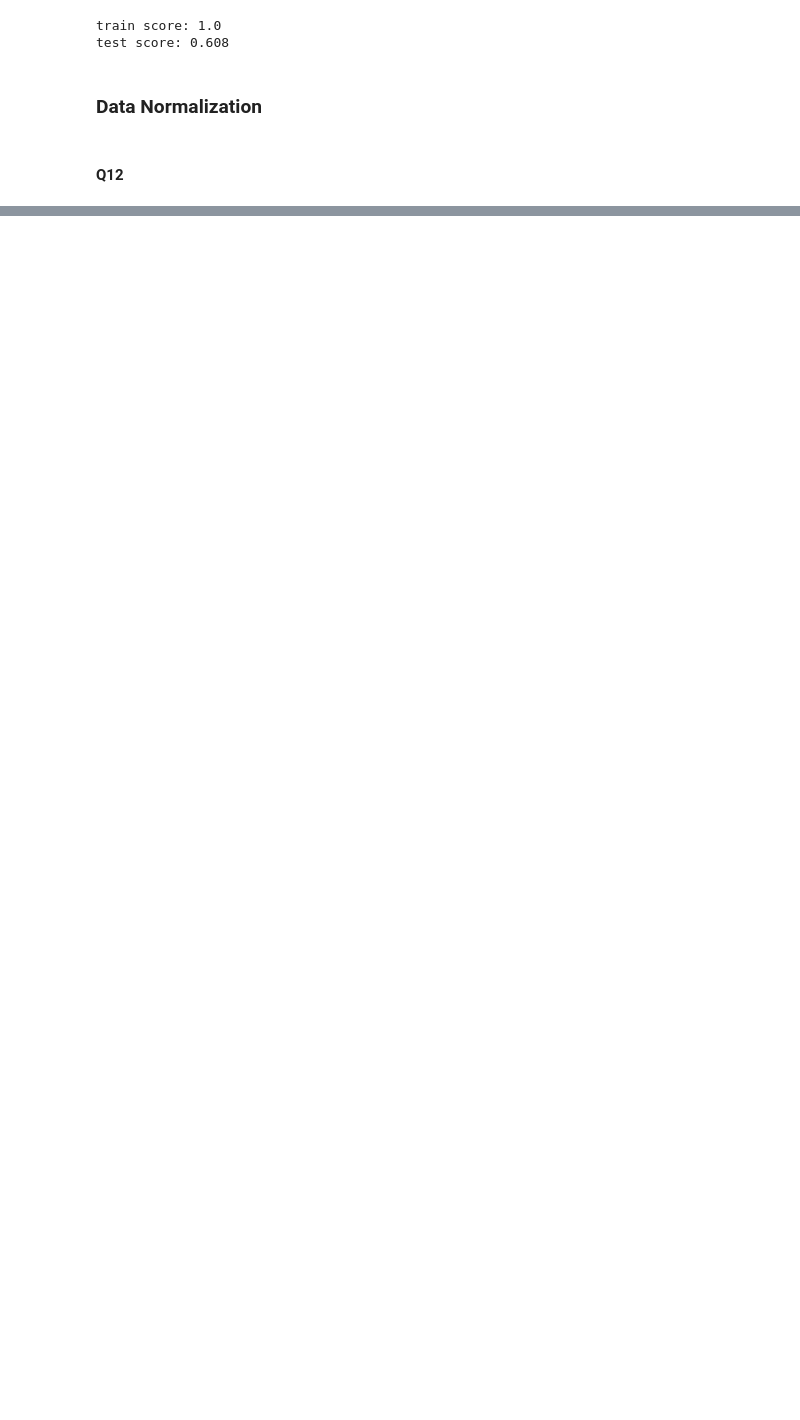
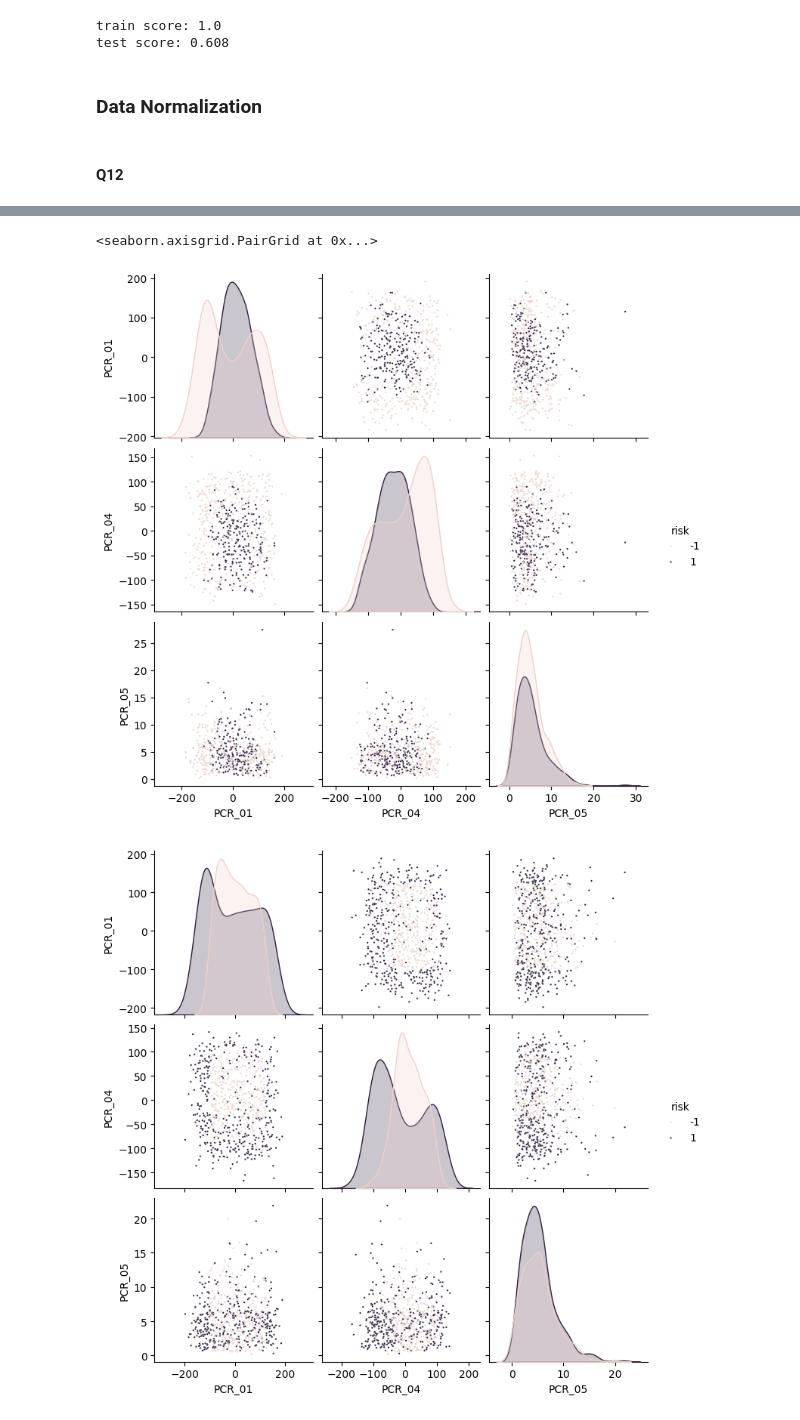
Before and after one commit to UriKH/ML-02360766, a Jupyter notebook: hw1/HW1_template.ipynb, the cells around one changed output, grey strips where cells are left out. Drawn from its saved outputs; the diff is of its cells as text; code cells hidden in the pictures; blank space fills up the shorter version.

```diff
--- a/hw1/HW1_template.ipynb
+++ b/hw1/HW1_template.ipynb
@@ -299,0 +356,10 @@ test score: 0.608
+# %%
+risk_data = dataset[['PCR_01', 'PCR_04', 'PCR_05', 'risk', 'SpecialProperty']]
+prop_true_data, prop_false_data = risk_data[mask := risk_data['SpecialProperty']], risk_data[~mask]
+
+sns.pairplot(prop_true_data[prop_true_data.filter(like='PCR').columns.tolist() + ['risk']], plot_kws={'s': 3}, hue='risk')
+sns.pairplot(prop_false_data[prop_false_data.filter(like='PCR').columns.tolist() + ['risk']], plot_kws={'s': 3}, hue='risk')
+# %% [output]
+<seaborn.axisgrid.PairGrid at 0x...>
+[figure, added]
+[figure, added]
```
Also changed, not shown: parts of 15 cells of this notebook.
